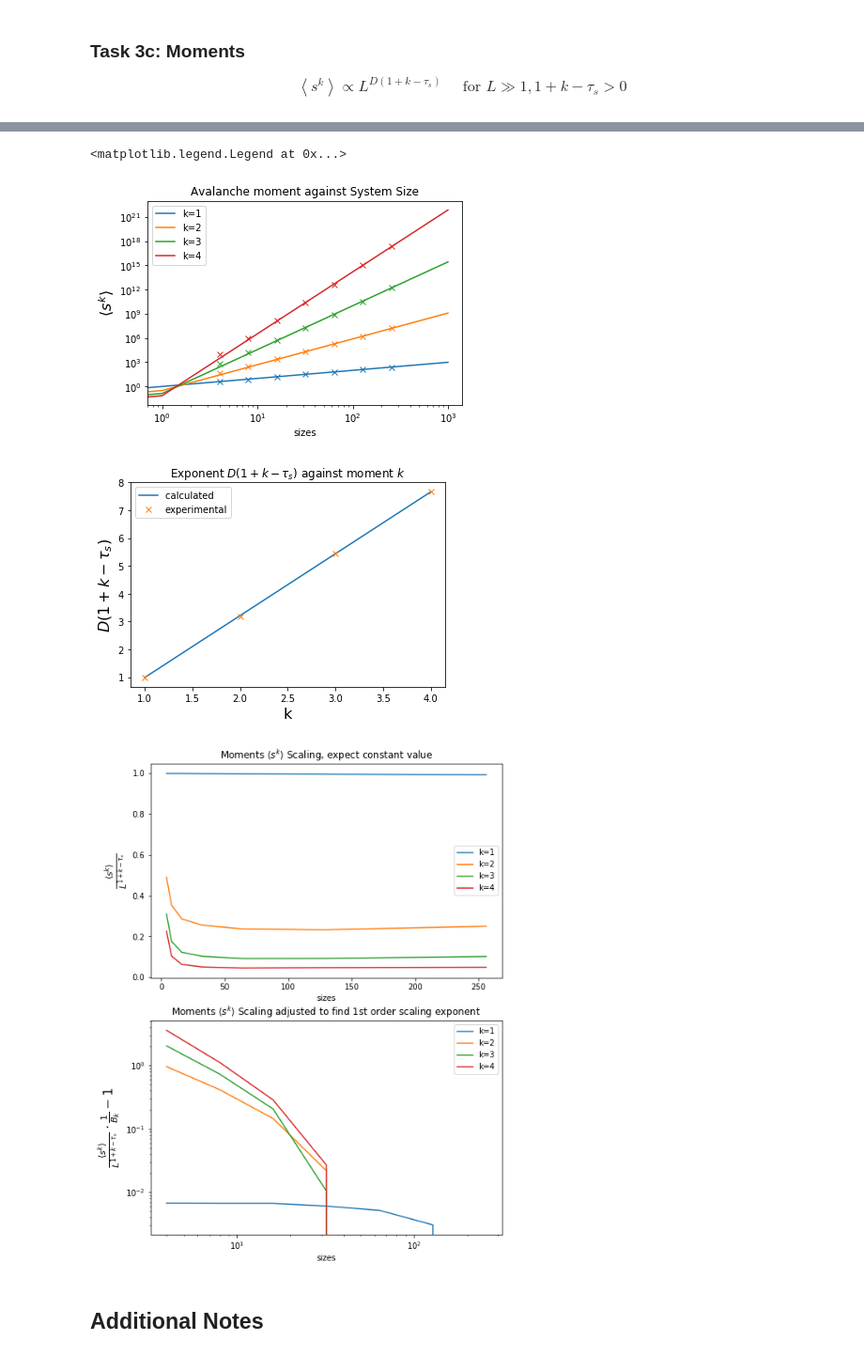
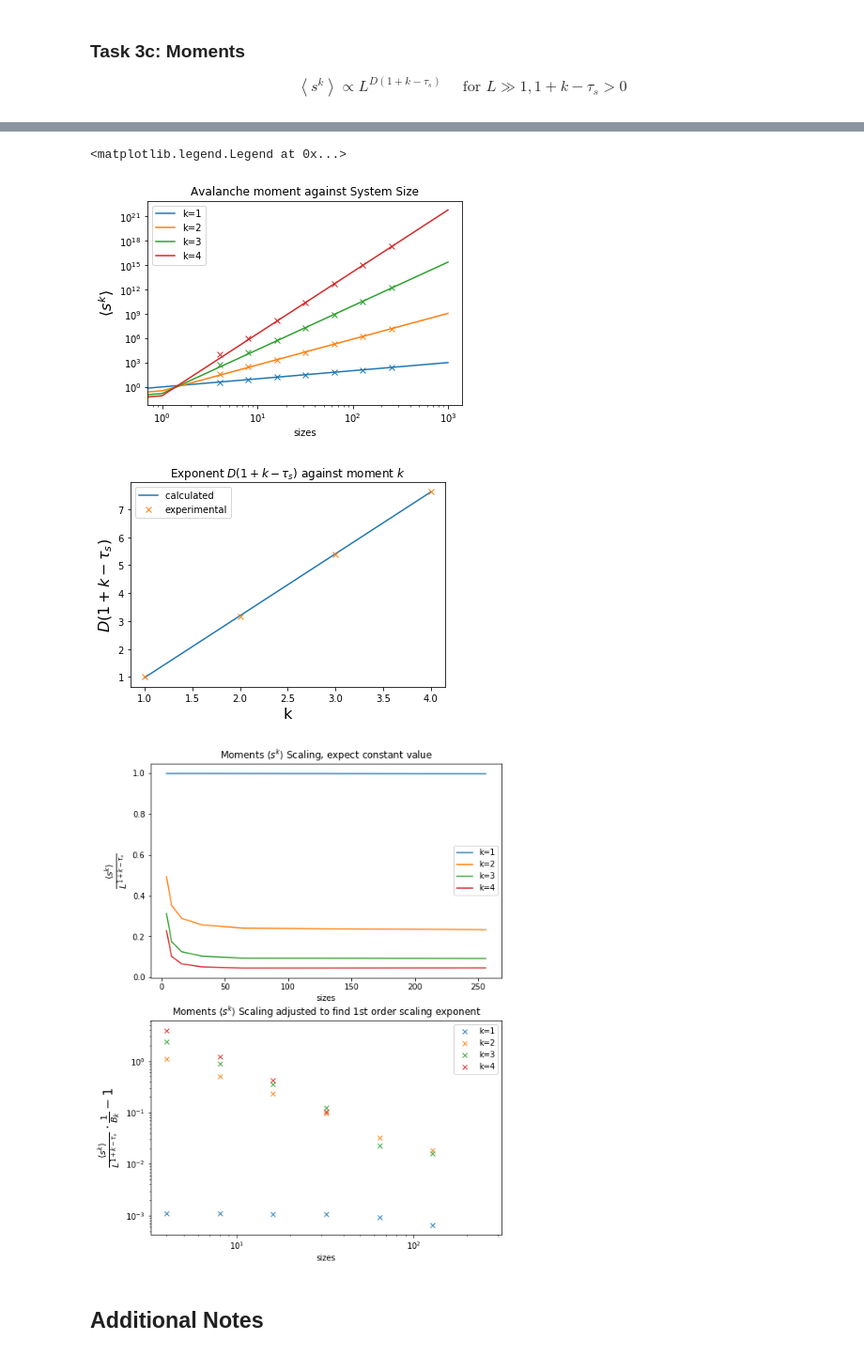
Before and after one commit to shaunfg/Complexity-Networks, a Jupyter notebook: Complexity_Project.ipynb, the cells around one changed output, grey strips where cells are left out. Shown at 94% size. Saved outputs shown, nothing was run; the diff lists cells and outputs as text; code cells hidden in the pictures.

```diff
--- a/Complexity_Project.ipynb
+++ b/Complexity_Project.ipynb
@@ -348,7 +382,7 @@ Increasing the size of the system, would increase the number of recurrent config
 
 When the system is in the transient state, the height continues to increase against time, where as it plateaus or fluctuates about a certain value once it has entered the recurrent state.
 # %%
-sizes = np.array([4,8,16,32,64,128,256])
+sizes = np.array([4,8,16,32,64,128,256,512])
 # sizes = np.array([4,8,16,32])
 # %%
 Oslo_models = [Oslo(L) for L in sizes]
@@ -939,6 +990,7 @@ s_ideal = [np.array(k_s[i])/(np.array(sizes)**X(np.array(k_mom[i])))for i in ran
 
 # Average S^k value / L^X adjusted to find scaling exponent
 B_k = (np.array([s[-1] for s in s_ideal]))
+print(B_k)
 s_adjusted = [s_ideal[i] / B_k[i] - 1 for i in range(len(B_k))]
 
 m,c,a,a,a = stats.linregress(np.log10(sizes)[sub:],np.log10(s_adjusted[i])[sub:])
@@ -967,7 +1019,7 @@ plt.ylabel(r"$D(1+k-\tau_s)$",fontsize = 16)
 
 fig,(ax1,ax2)= plt.subplots(2,1,figsize = (8,11))
 [ax1.plot(sizes,s_ideal[i],label = "k={}".format(k_mom[i]))for i in range(len(s_ideal))]
-[ax2.loglog(sizes,s_adjusted[i],label = "k={}".format(k_mom[i]))for i in range(len(s_adjusted))]
+[ax2.loglog(sizes,s_adjusted[i],'x',label = "k={}".format(k_mom[i]))for i in range(len(s_adjusted))]
 
 ax1.set_title(r"Moments $\langle s^k \rangle$ Scaling, expect constant value")
 ax1.set_ylabel(r"$\frac{\langle s^k \rangle}{L^{1+k-\tau_s}}$",fontsize =16)
@@ -988,7 +1041,7 @@ Tau_s = 1.5563, D = 2.2243
 <matplotlib.legend.Legend at 0x...>
-[figure, old version]
+[figure, new version]
-[figure, old version]
+[figure, new version]
-[figure, old version]
+[figure, new version]
 # %% [markdown]
 ## Additional Notes
 # %% [markdown]
```
Also changed, not shown: parts of 16 cells of this notebook, 3 other files.
